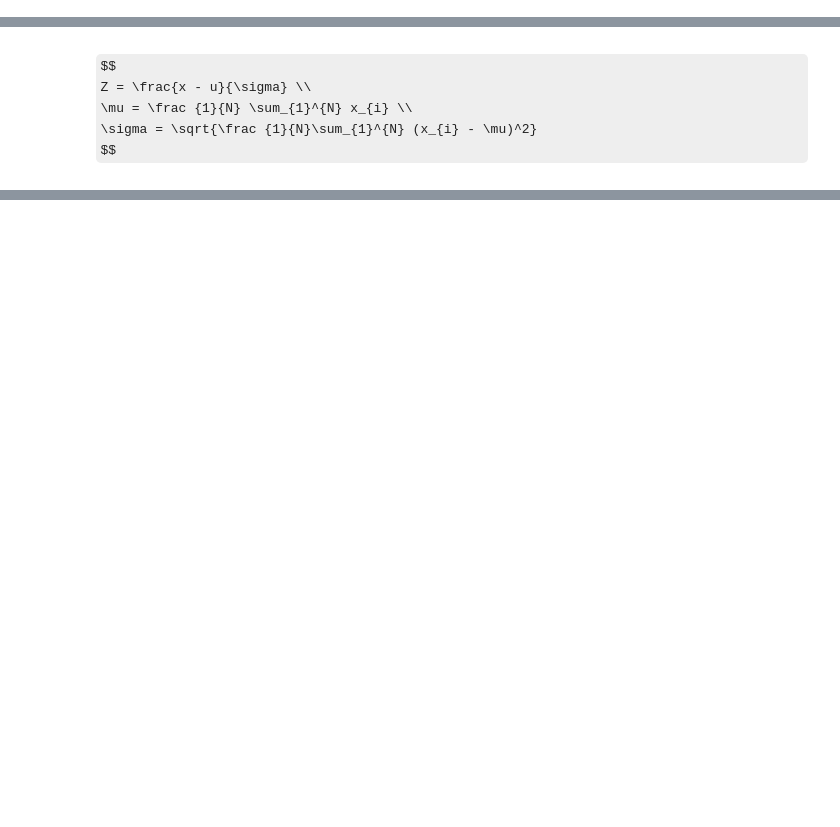
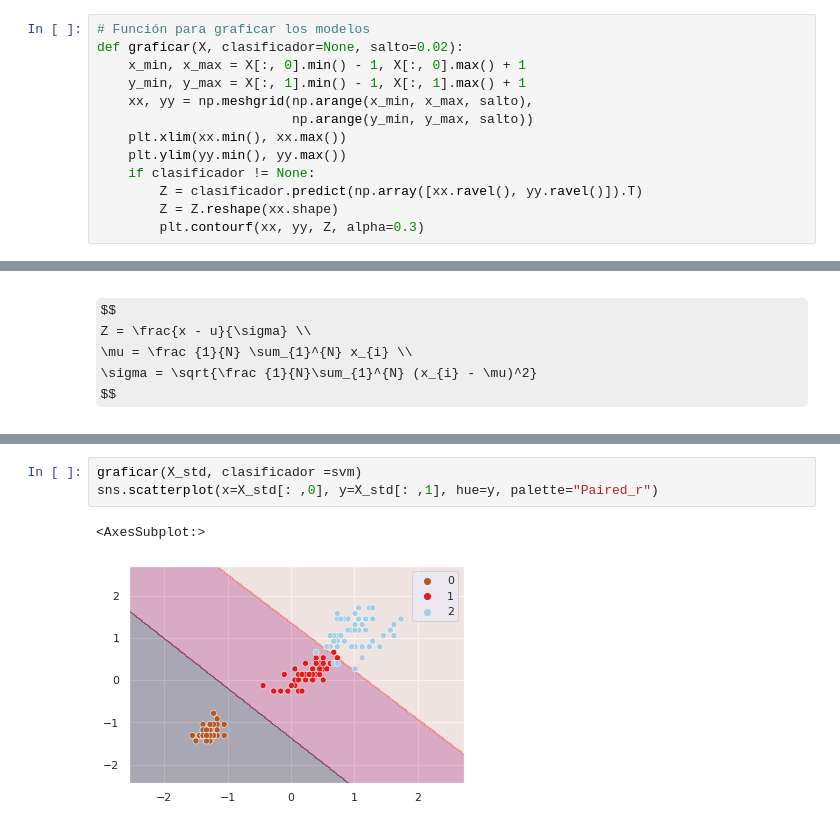
Before and after one commit to hdiazf/Docker, a Jupyter notebook: proyectos/Petals.ipynb, the cells around one changed output, grey strips where cells are left out. Cells and saved outputs as stored; diff of their text form; some formulas as TeX source; blank space fills up the shorter version.

Commit message:
Graficas

```diff
--- a/proyectos/Petals.ipynb
+++ b/proyectos/Petals.ipynb
@@ -18,6 +20,19 @@ plt.style.use('seaborn-whitegrid')
 ## 2. Preparación inicial
 # %% [markdown]
 Se cargan los datos en memoria y se inicializan los datasets de train y tests necesarios para probar el modelo.
+# %%
+# Función para graficar los modelos
+def graficar(X, clasificador=None, salto=0.02):
+    x_min, x_max = X[:, 0].min() - 1, X[:, 0].max() + 1
+    y_min, y_max = X[:, 1].min() - 1, X[:, 1].max() + 1
+    xx, yy = np.meshgrid(np.arange(x_min, x_max, salto),
+                         np.arange(y_min, y_max, salto))
+    plt.xlim(xx.min(), xx.max())
+    plt.ylim(yy.min(), yy.max())
+    if clasificador != None:
+        Z = clasificador.predict(np.array([xx.ravel(), yy.ravel()]).T)
+        Z = Z.reshape(xx.shape)
+        plt.contourf(xx, yy, Z, alpha=0.3)
 # %%
 """ Carga de los datos de iris."""
 
@@ -82,0 +117,6 @@ plt.show()
+# %%
+graficar(X_std, clasificador =svm)
+sns.scatterplot(x=X_std[: ,0], y=X_std[: ,1], hue=y, palette="Paired_r")
+# %% [output]
+<AxesSubplot:>
+[figure, added]
```
Also changed, not shown: parts of 7 cells of this notebook, 4 other files.
